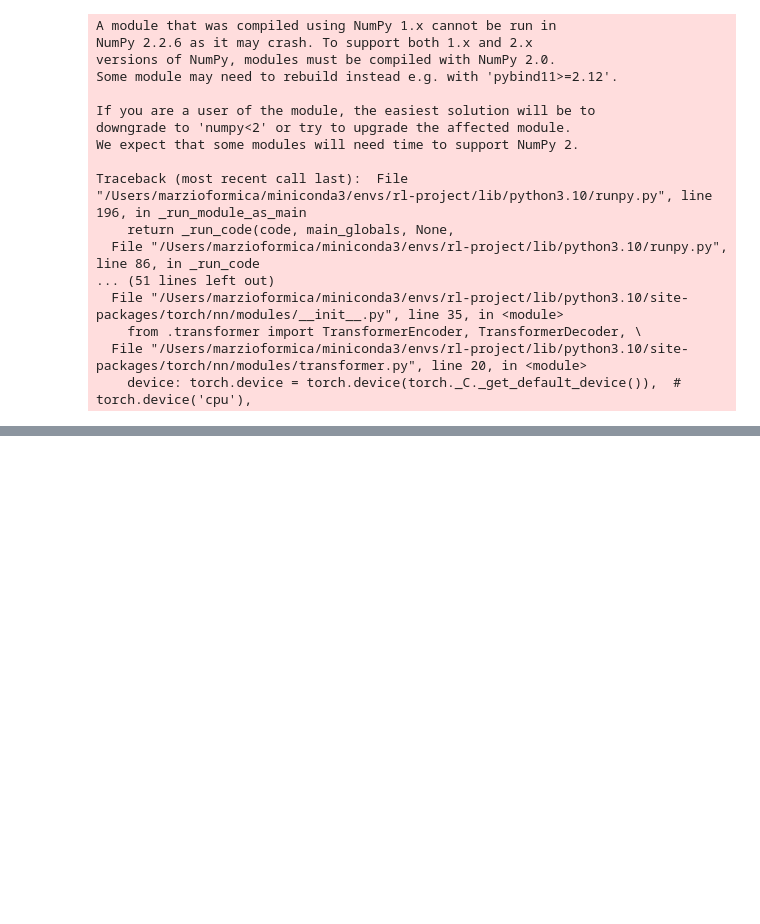
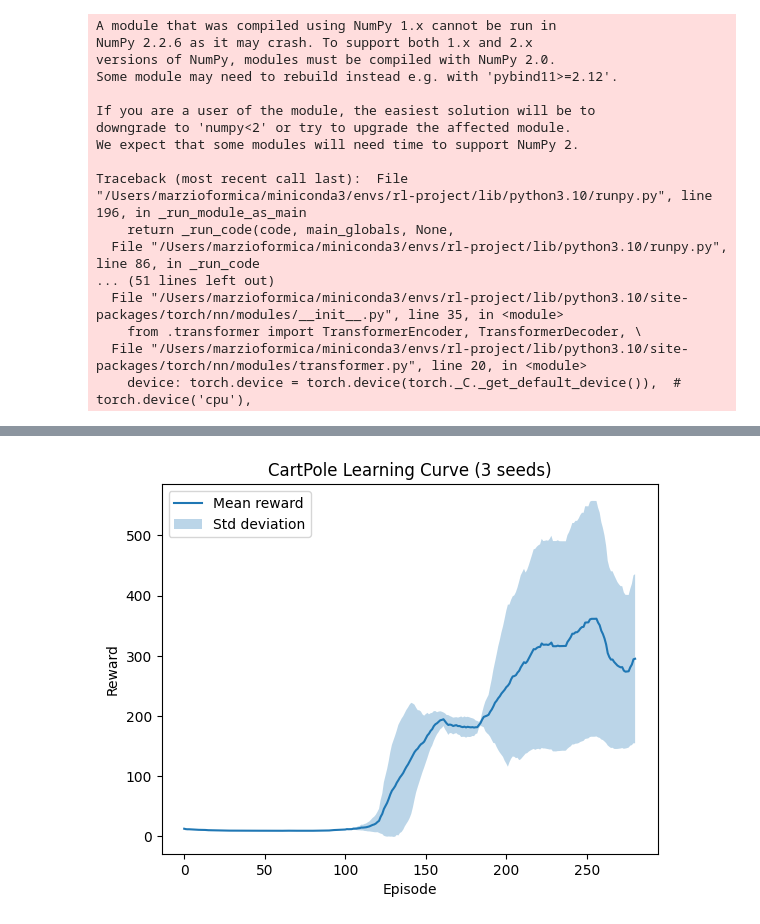
Before and after one commit to marziof/deep-rl-project, a Jupyter notebook: test.ipynb, the cells around one changed output, grey strips where cells are left out. Drawn from its saved outputs; the diff is of its cells as text; code cells hidden in the pictures; blank space fills up the shorter version.

```diff
--- a/test.ipynb
+++ b/test.ipynb
@@ -81,0 +96,9 @@ plot_learning_curve(episodes, mean_rewards_dqn, std_rewards_dqn)
+# %%
+# plot episode reward (for dqn) with moving average
+
+mva_ep_rewards_dqn = [logger.moving_average(window=20) for logger in dqn_logs]
+mean_ep_rewards_dqn, std_ep_rewards_dqn = compute_stats(mva_ep_rewards_dqn)
+episodes = np.arange(len(mean_ep_rewards_dqn))
+plot_learning_curve(episodes, mean_ep_rewards_dqn, std_ep_rewards_dqn)
+# %% [output]
+[figure, added]
```
Also changed, not shown: parts of 6 cells of this notebook, 3 other files.
